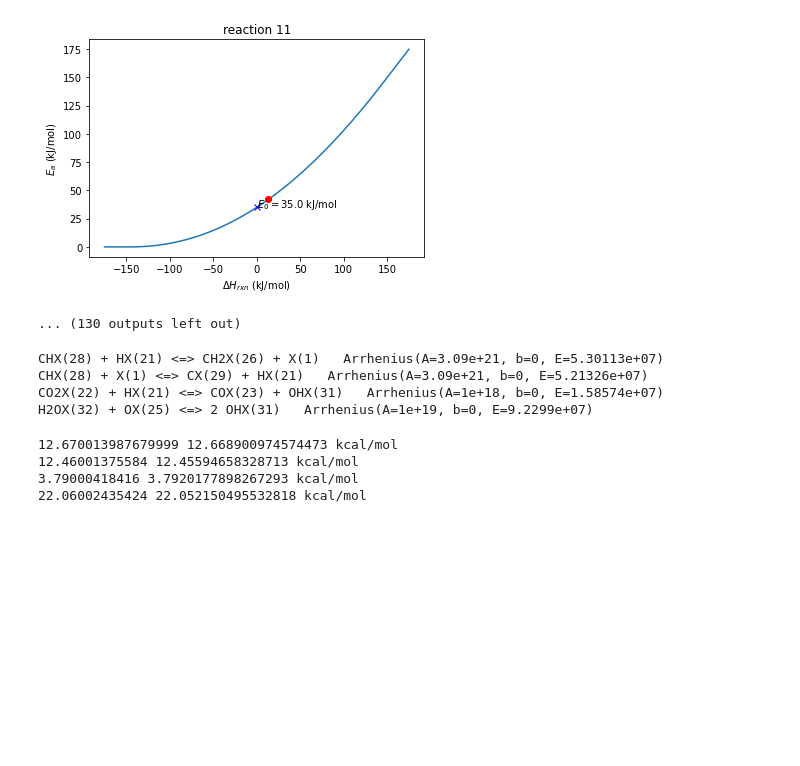
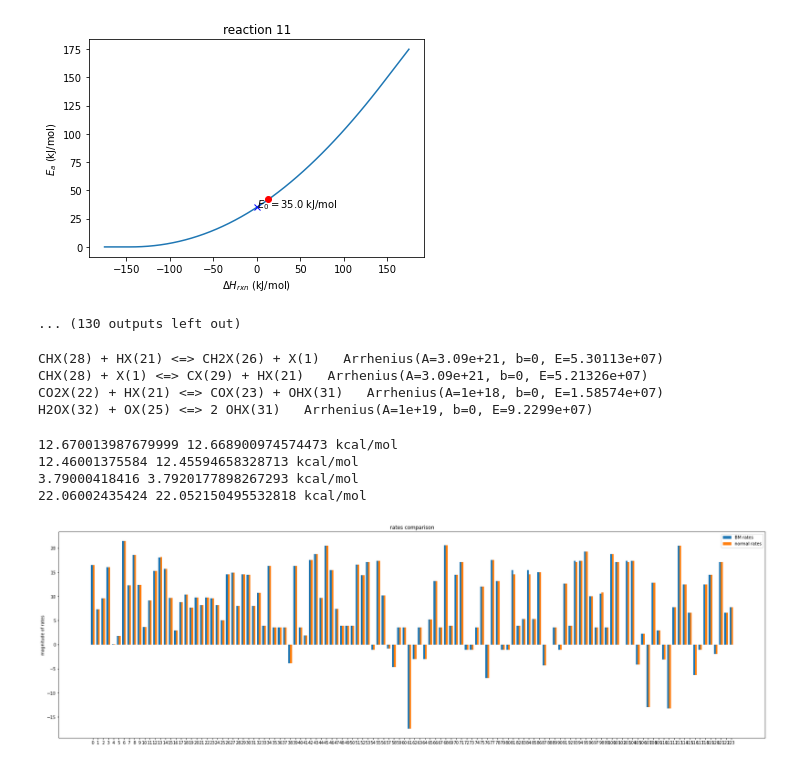
Before and after one commit to 12Chao/sketches, a Jupyter notebook: cpox_sim/cpox_no_cov_modified/add_bm.ipynb, the cells around one changed output. Saved outputs shown, nothing was run; the diff lists cells and outputs as text; code cells hidden in the pictures; blank space fills up the shorter version.

Commit message:
convert reactions to BM expression and check the rates to verify the conversion

```diff
--- a/cpox_sim/cpox_no_cov_modified/add_bm.ipynb
+++ b/cpox_sim/cpox_no_cov_modified/add_bm.ipynb
@@ -126,0 +135,23 @@ for i in unfit_rxns:
+# %%
+gas_bm = ct.Solution('cpox_no_cov_bm.yaml')
+surf_bm = ct.Interface('cpox_no_cov_bm.yaml', 'surface1', [gas_bm])
+gas = ct.Solution('cpox_no_cov_modified.yaml')
+surf = ct.Interface('cpox_no_cov_modified.yaml', 'surface1', [gas])
+# %%
+plt.rcParams["figure.figsize"] = [30,9]
+bm_rates = surf_bm.forward_rate_constants
+normal_rates = surf.forward_rate_constants
+index = np.arange(surf.n_reactions)
+fig, ax = plt.subplots()
+width=0.35
+ax.bar(index - width/2, np.log10(bm_rates), width, label='BM rates')
+ax.bar(index + width/2, np.log10(normal_rates), width, label='normal rates')
+ax.set_ylabel('magnitude of rates')
+ax.set_title('rates comparison')
+ax.set_xticks(index)
+ax.set_xticklabels(index)
+ax.legend()
+
+plt.show()
+# %% [output]
+[figure, added]
```
Also changed, not shown: parts of 4 cells of this notebook.
